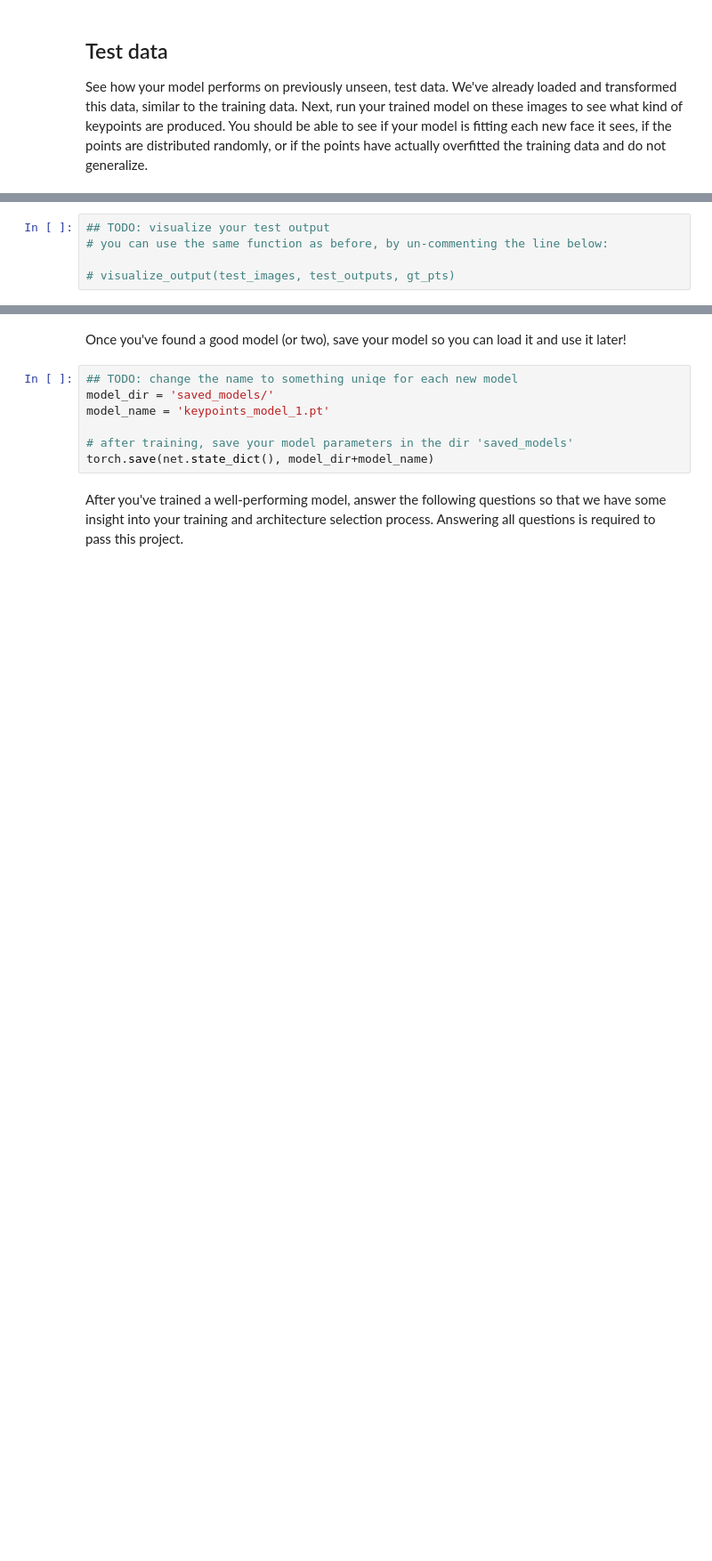
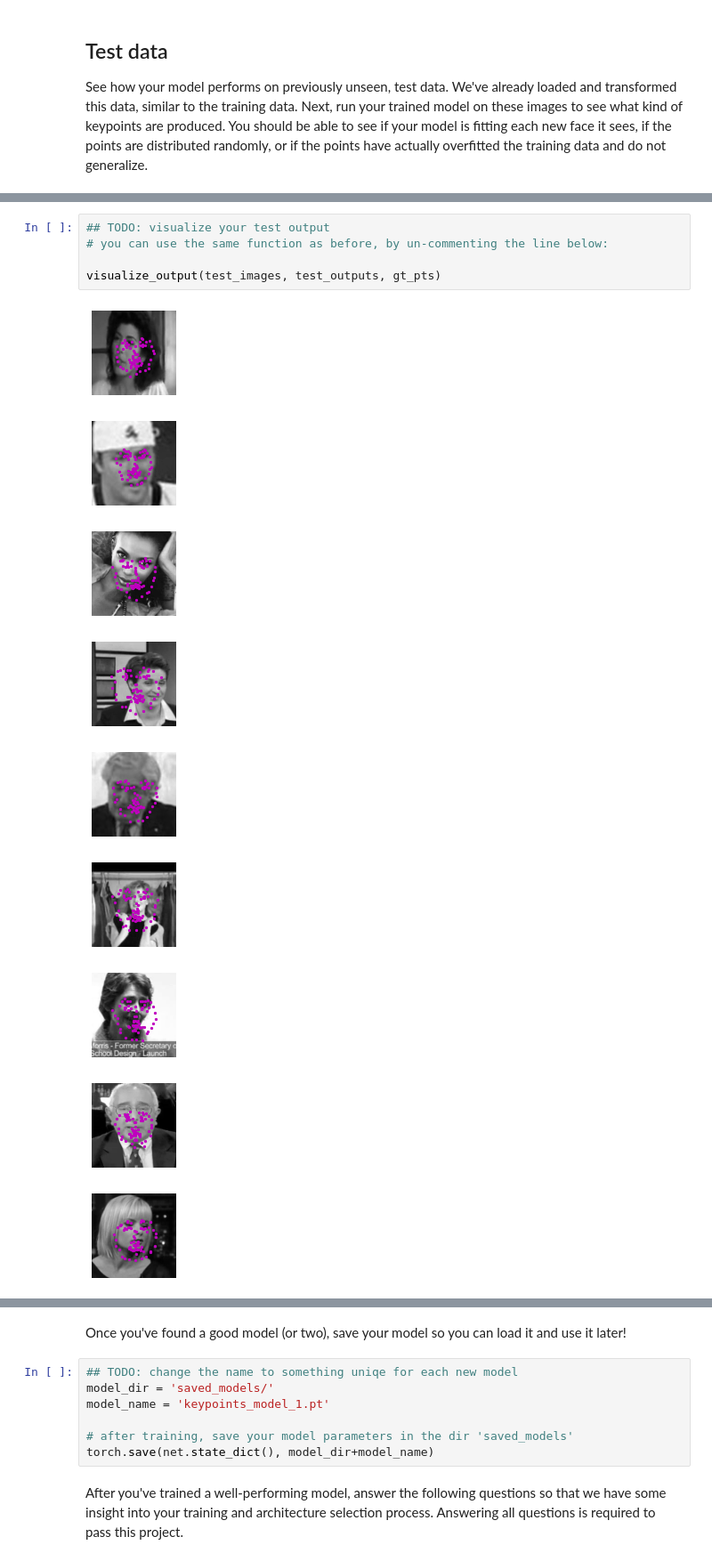
Before and after one commit to gustavojoseleite/P1_Facial_Keypoints, a Jupyter notebook: 2. Define the Network Architecture.ipynb, the cells around one changed output, grey strips where cells are left out. Shown at 89% size. Drawn from its saved outputs; the diff is of its cells as text; blank space fills up the shorter version.

```diff
--- a/2. Define the Network Architecture.ipynb
+++ b/2. Define the Network Architecture.ipynb
@@ -402,5 +440,15 @@ print(gt_pts.size())
 # %%
 ## TODO: visualize your test output
 # you can use the same function as before, by un-commenting the line below:
 
-# visualize_output(test_images, test_outputs, gt_pts)
+visualize_output(test_images, test_outputs, gt_pts)
+# %% [output]
+[figure, added]
+[figure, added]
+[figure, added]
+[figure, added]
+[figure, added]
+[figure, added]
+[figure, added]
+[figure, added]
+[figure, added]
```
Also changed, not shown: parts of 17 cells of this notebook, 1 other file.
